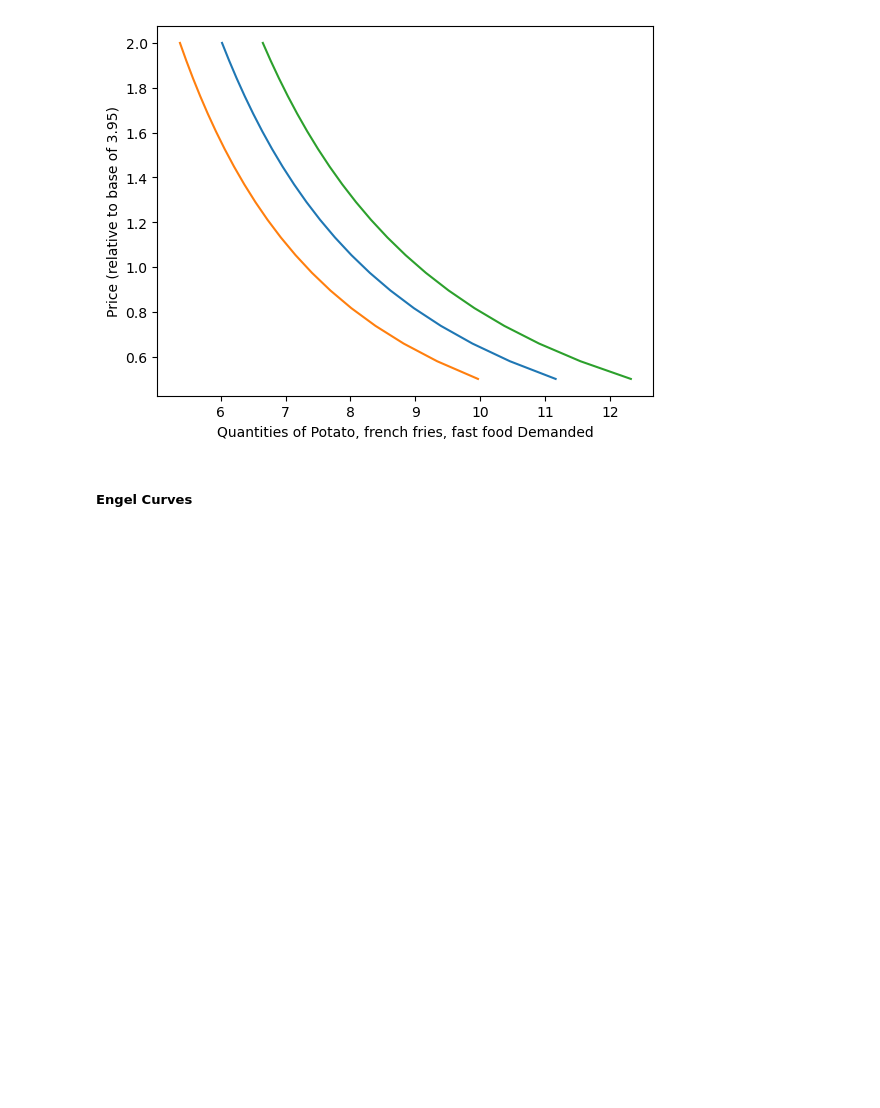
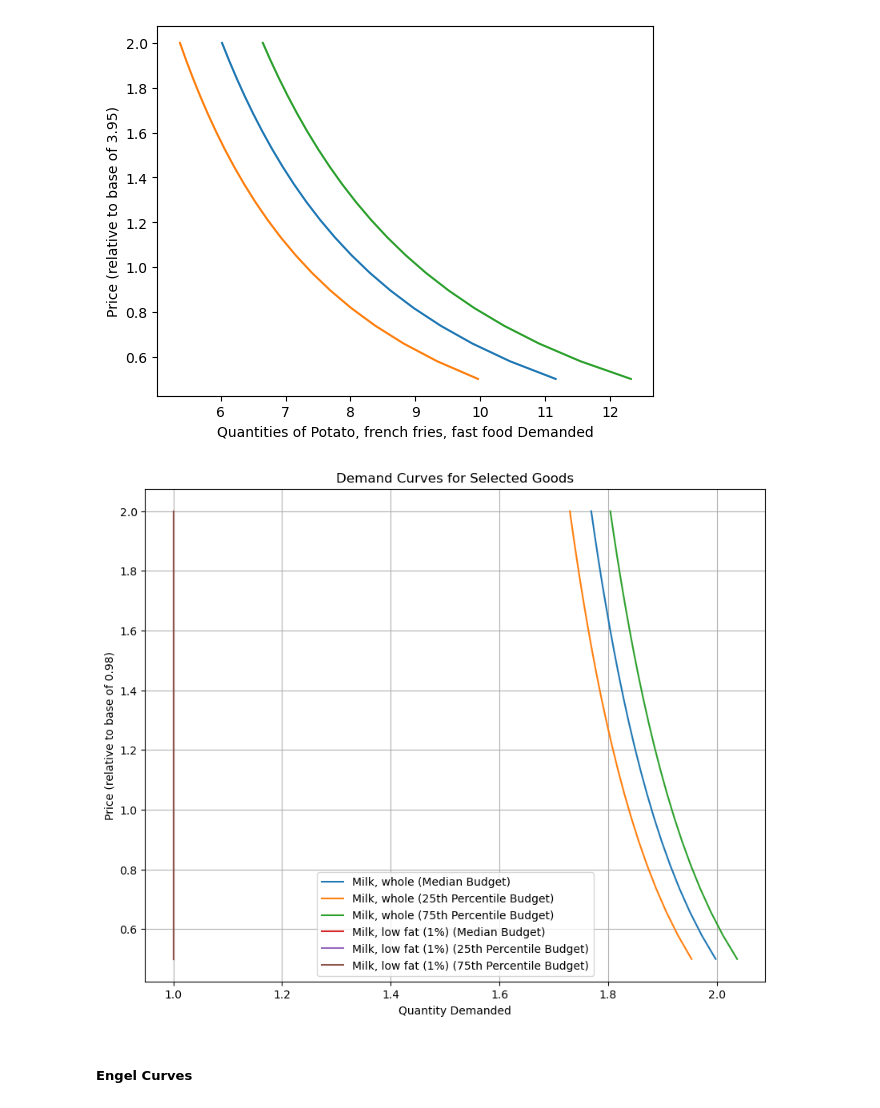
Before and after one commit to Reedhay/EEP153_Proj3, a Jupyter notebook: 2017_estimation_and_nutrition.ipynb, the cells around one changed output. Saved outputs shown, nothing was run; the diff lists cells and outputs as text; code cells hidden in the pictures; blank space fills up the shorter version.

Commit message:
added milk demands

```diff
--- a/2017_estimation_and_nutrition.ipynb
+++ b/2017_estimation_and_nutrition.ipynb
@@ -433,3 +491,7 @@ warnings.filterwarnings("ignore")
+# %%
+plot_demand_curves(('Milk, whole', 'Milk, low fat (1%)'))
+# %% [output]
+[figure, added]
 # %% [markdown]
 ##### Engel Curves
 # %% [markdown]
```
Also changed, not shown: parts of 2 cells of this notebook, 1 other file.
